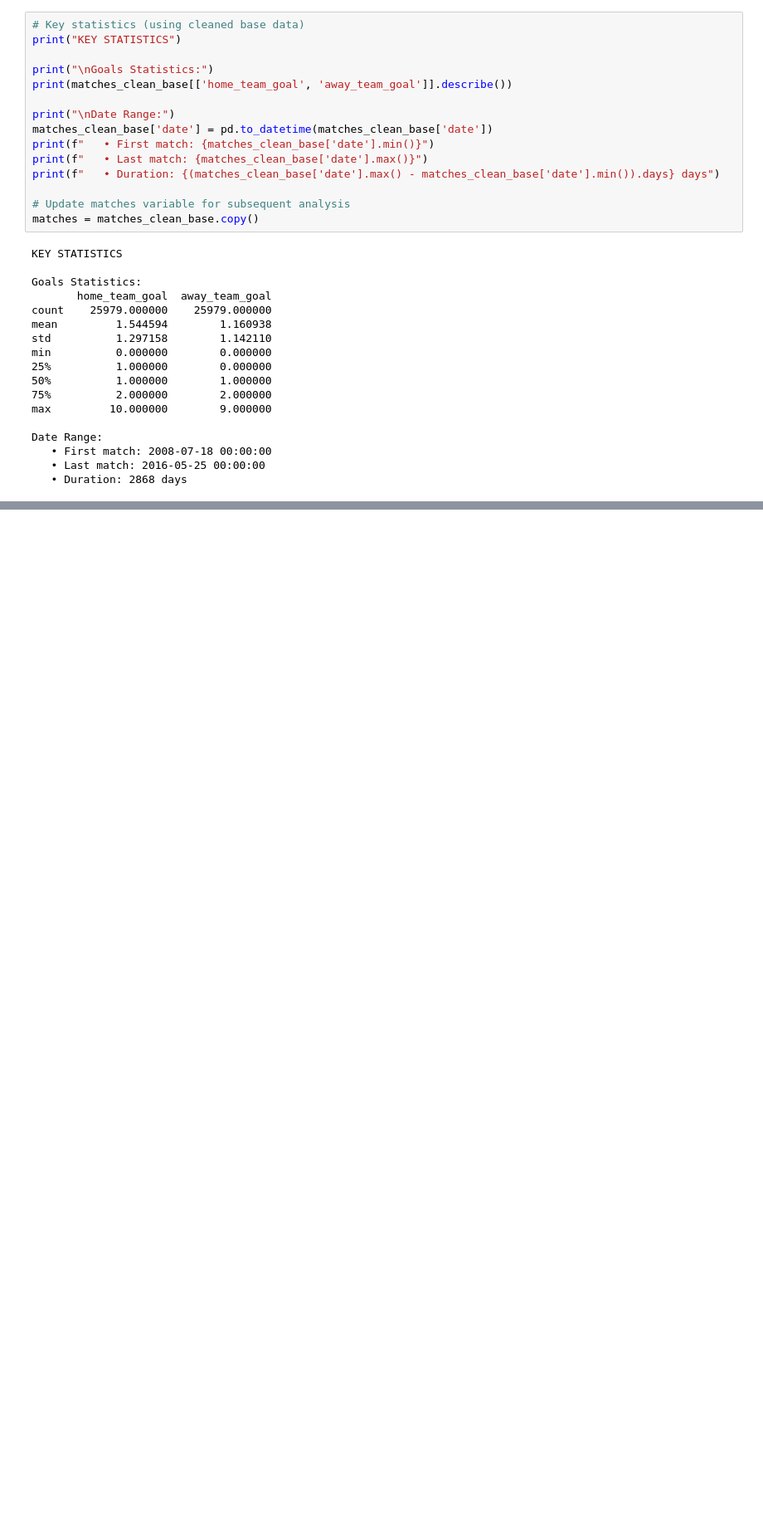
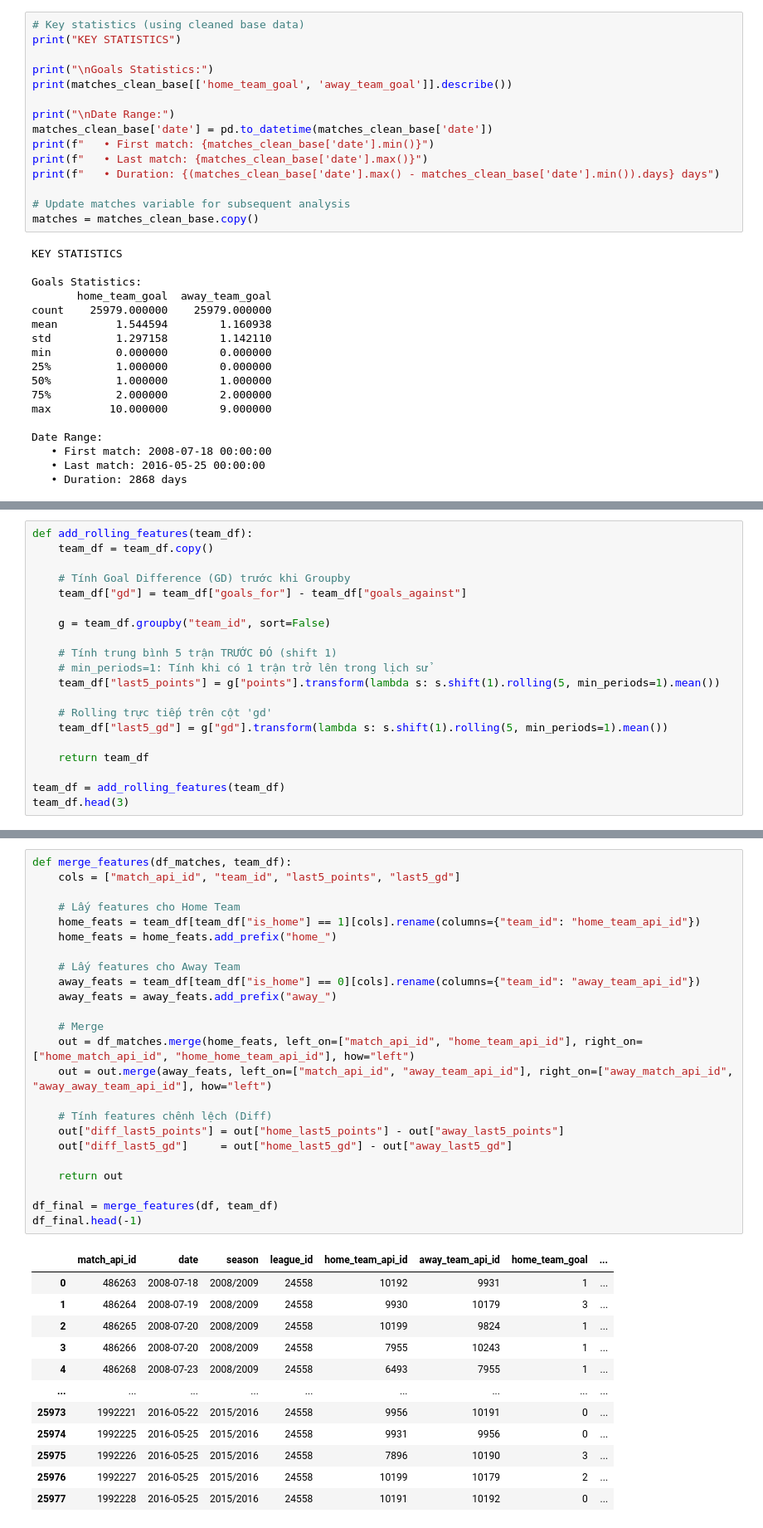
Before and after one commit to VoTrongAnh/football_prediction, a Jupyter notebook: football_prediction.ipynb, the cells around one changed output, grey strips where cells are left out. Shown at 83% size. Saved outputs shown, nothing was run; the diff lists cells and outputs as text; blank space fills up the shorter version.

```diff
--- a/football_prediction.ipynb
+++ b/football_prediction.ipynb
@@ -353,0 +450,20 @@ Date Range:
+# %%
+def add_rolling_features(team_df):
+    team_df = team_df.copy()
+
+    # Tính Goal Difference (GD) trước khi Groupby
+    team_df["gd"] = team_df["goals_for"] - team_df["goals_against"]
+
+    g = team_df.groupby("team_id", sort=False)
+
+    # Tính trung bình 5 trận TRƯỚC ĐÓ (shift 1)
+    # min_periods=1: Tính khi có 1 trận trở lên trong lịch sử
+    team_df["last5_points"] = g["points"].transform(lambda s: s.shift(1).rolling(5, min_periods=1).mean())
+
+    # Rolling trực tiếp trên cột 'gd'
+    team_df["last5_gd"] = g["gd"].transform(lambda s: s.shift(1).rolling(5, min_periods=1).mean())
+
+    return team_df
+
+team_df = add_rolling_features(team_df)
+team_df.head(3)
@@ -353,0 +477,37 @@ Date Range:
+# %%
+def merge_features(df_matches, team_df):
+    cols = ["match_api_id", "team_id", "last5_points", "last5_gd"]
+
+    # Lấy features cho Home Team
+    home_feats = team_df[team_df["is_home"] == 1][cols].rename(columns={"team_id": "home_team_api_id"})
+    home_feats = home_feats.add_prefix("home_")
+
+    # Lấy features cho Away Team
+    away_feats = team_df[team_df["is_home"] == 0][cols].rename(columns={"team_id": "away_team_api_id"})
+    away_feats = away_feats.add_prefix("away_")
+
+    # Merge
+    out = df_matches.merge(home_feats, left_on=["match_api_id", "home_team_api_id"], right_on=["home_match_api_id", "home_home_team_api_id"], how="left")
+    out = out.merge(away_feats, left_on=["match_api_id", "away_team_api_id"], right_on=["away_match_api_id", "away_away_team_api_id"], how="left")
+
+    # Tính features chênh lệch (Diff)
+    out["diff_last5_points"] = out["home_last5_points"] - out["away_last5_points"]
+    out["diff_last5_gd"]     = out["home_last5_gd"] - out["away_last5_gd"]
+
+    return out
+
+df_final = merge_features(df, team_df)
+df_final.head(-1)
+# %% [output]
+|  | match_api_id | date | season | league_id | home_team_api_id | away_team_api_id | home_team_goal | ... |
+| 0 | 486263 | 2008-07-18 | 2008/2009 | 24558 | 10192 | 9931 | 1 | ... |
+| 1 | 486264 | 2008-07-19 | 2008/2009 | 24558 | 9930 | 10179 | 3 | ... |
+| 2 | 486265 | 2008-07-20 | 2008/2009 | 24558 | 10199 | 9824 | 1 | ... |
+| 3 | 486266 | 2008-07-20 | 2008/2009 | 24558 | 7955 | 10243 | 1 | ... |
+| 4 | 486268 | 2008-07-23 | 2008/2009 | 24558 | 6493 | 7955 | 1 | ... |
+| ... | ... | ... | ... | ... | ... | ... | ... | ... |
+| 25973 | 1992221 | 2016-05-22 | 2015/2016 | 24558 | 9956 | 10191 | 0 | ... |
+| 25974 | 1992225 | 2016-05-25 | 2015/2016 | 24558 | 9931 | 9956 | 0 | ... |
+| 25975 | 1992226 | 2016-05-25 | 2015/2016 | 24558 | 7896 | 10190 | 3 | ... |
+| 25976 | 1992227 | 2016-05-25 | 2015/2016 | 24558 | 10199 | 10179 | 2 | ... |
+| 25977 | 1992228 | 2016-05-25 | 2015/2016 | 24558 | 10191 | 10192 | 0 | ... |
```
Also changed, not shown: parts of 16 cells of this notebook.
